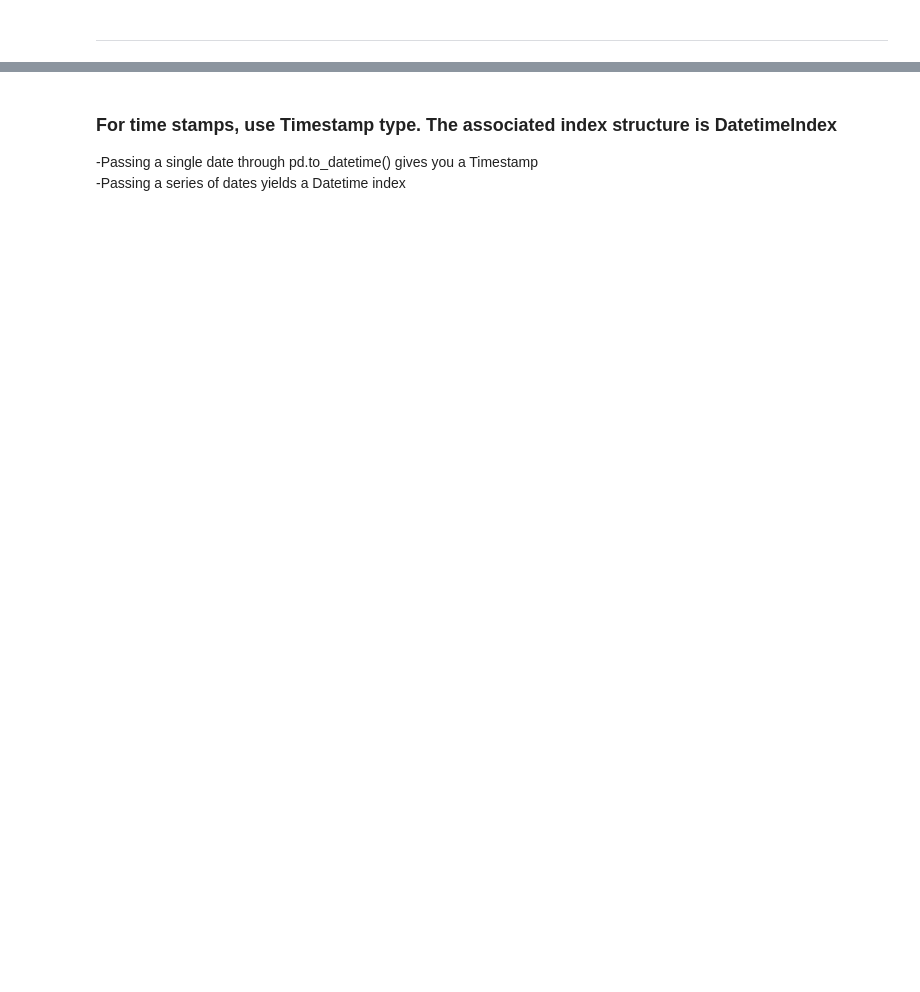
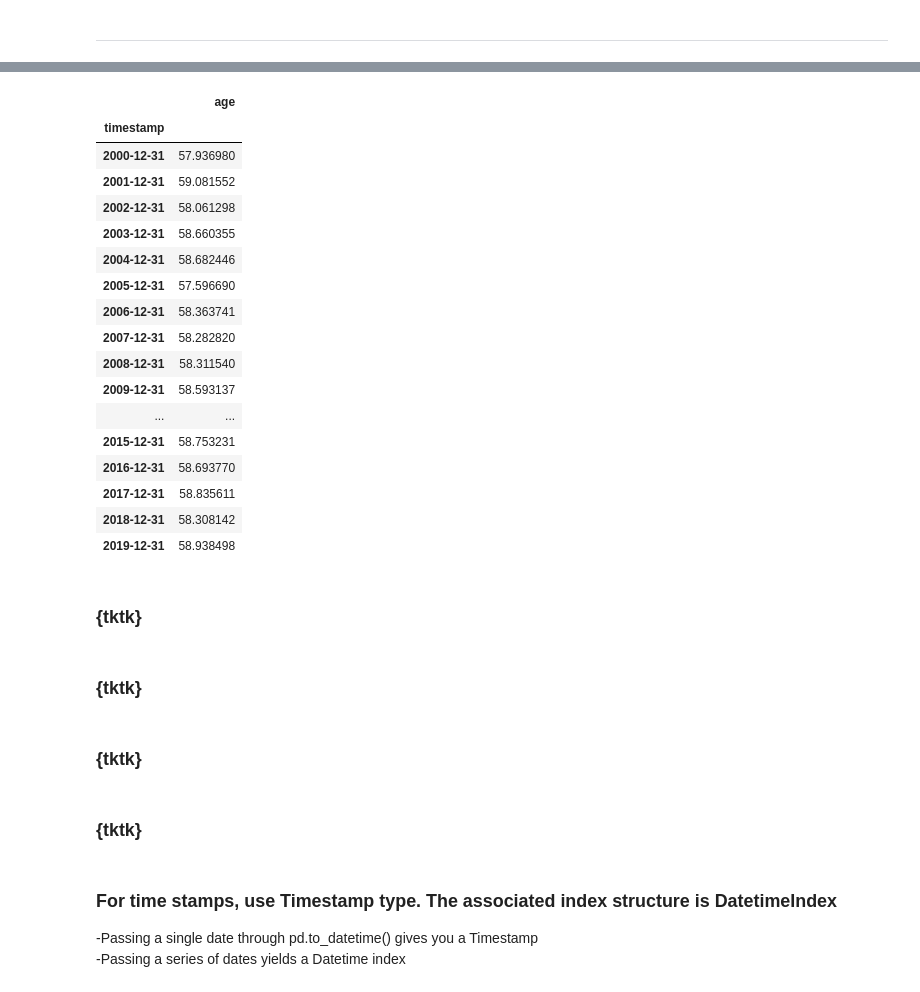
Before and after one commit to jsedoc/NYU-Projects-in-Programming-Fall-2019, a Jupyter notebook: (Class 3) Descriptive Data Analysis/Descriptive Analysis in Python.ipynb, the cells around one changed output, grey strips where cells are left out. Cells and saved outputs as stored; diff of their text form; code cells hidden in the pictures; blank space fills up the shorter version.

```diff
--- a/(Class 3) Descriptive Data Analysis/Descriptive Analysis in Python.ipynb
+++ b/(Class 3) Descriptive Data Analysis/Descriptive Analysis in Python.ipynb
@@ -164,3 +207,32 @@ str
+# %%
+periods
+# %% [output]
+|  | age |
+| timestamp |  |
+| 2000-12-31 | 57.936980 |
+| 2001-12-31 | 59.081552 |
+| 2002-12-31 | 58.061298 |
+| 2003-12-31 | 58.660355 |
+| 2004-12-31 | 58.682446 |
+| 2005-12-31 | 57.596690 |
+| 2006-12-31 | 58.363741 |
+| 2007-12-31 | 58.282820 |
+| 2008-12-31 | 58.311540 |
+| 2009-12-31 | 58.593137 |
+| ... | ... |
+| 2015-12-31 | 58.753231 |
+| 2016-12-31 | 58.693770 |
+| 2017-12-31 | 58.835611 |
+| 2018-12-31 | 58.308142 |
+| 2019-12-31 | 58.938498 |
+# %% [markdown]
+### {tktk}
+# %% [markdown]
+### {tktk}
+# %% [markdown]
+### {tktk}
+# %% [markdown]
+### {tktk}
 # %% [markdown]
 ### For time stamps, use Timestamp type. The associated index structure is DatetimeIndex
 
```
Also changed, not shown: parts of 17 cells of this notebook, 3 other files.
